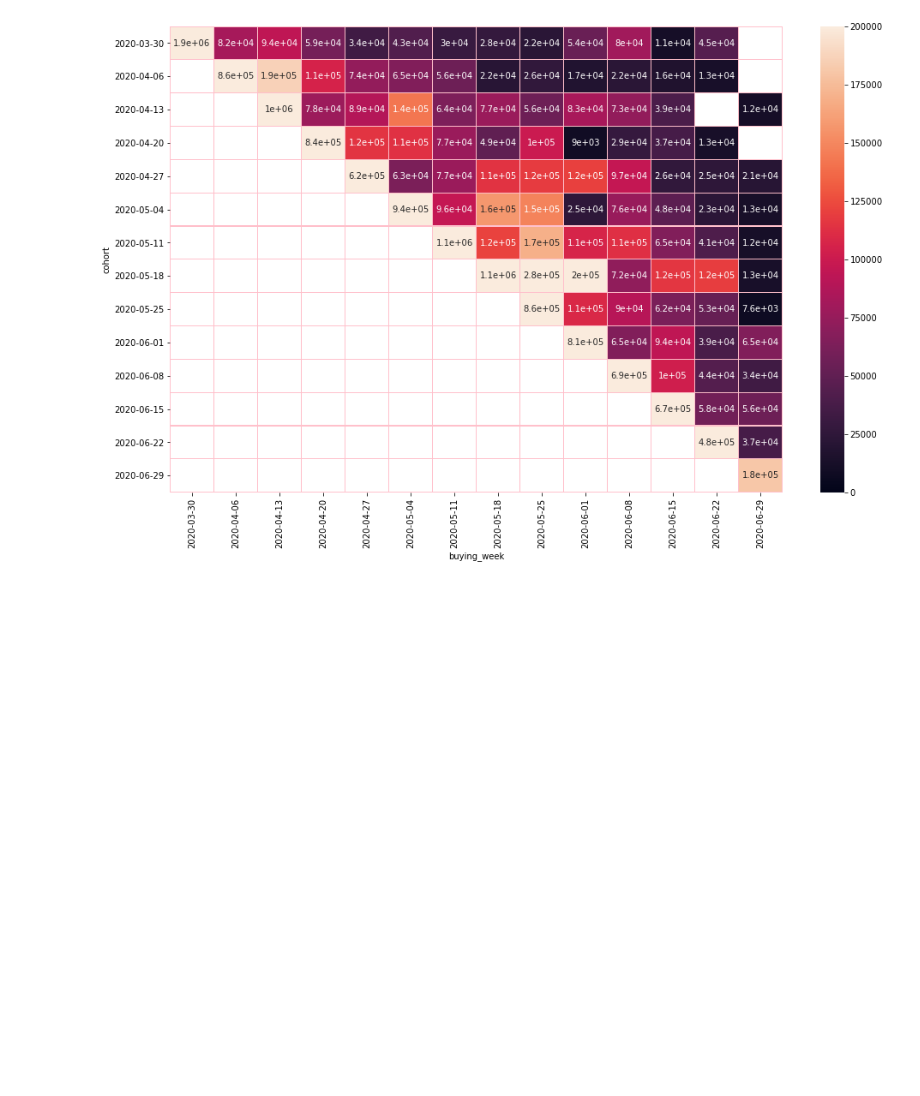
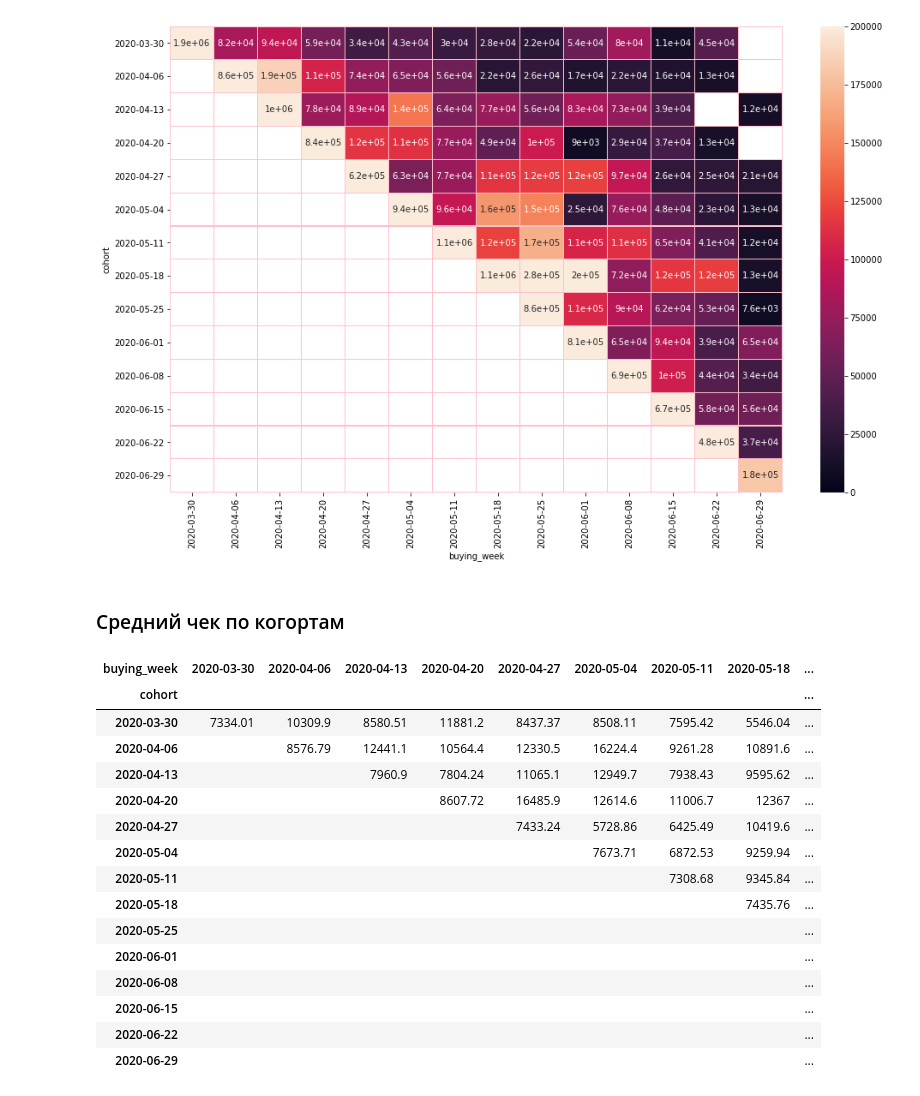
Before and after one commit to LotFullKa/PyProjects, a Jupyter notebook: praktika.ipynb, the cells around one changed output. Drawn from its saved outputs; the diff is of its cells as text; code cells hidden in the pictures; blank space fills up the shorter version.

```diff
--- a/praktika.ipynb
+++ b/praktika.ipynb
@@ -244,3 +244,25 @@ sns.heatmap(
 # %% [output]
 <matplotlib.axes._subplots.AxesSubplot at 0x...>
 [figure]
+# %% [markdown]
+### Средний чек по когортам
+# %%
+average_bill = (pivoted_sum / pivoted_count)
+average_bill.fillna('')
+# %% [output]
+| buying_week | 2020-03-30 | 2020-04-06 | 2020-04-13 | 2020-04-20 | 2020-04-27 | 2020-05-04 | 2020-05-11 | 2020-05-18 | ... |
+| cohort |  |  |  |  |  |  |  |  | ... |
+| 2020-03-30 | 7334.01 | 10309.9 | 8580.51 | 11881.2 | 8437.37 | 8508.11 | 7595.42 | 5546.04 | ... |
+| 2020-04-06 |  | 8576.79 | 12441.1 | 10564.4 | 12330.5 | 16224.4 | 9261.28 | 10891.6 | ... |
+| 2020-04-13 |  |  | 7960.9 | 7804.24 | 11065.1 | 12949.7 | 7938.43 | 9595.62 | ... |
+| 2020-04-20 |  |  |  | 8607.72 | 16485.9 | 12614.6 | 11006.7 | 12367 | ... |
+| 2020-04-27 |  |  |  |  | 7433.24 | 5728.86 | 6425.49 | 10419.6 | ... |
+| 2020-05-04 |  |  |  |  |  | 7673.71 | 6872.53 | 9259.94 | ... |
+| 2020-05-11 |  |  |  |  |  |  | 7308.68 | 9345.84 | ... |
+| 2020-05-18 |  |  |  |  |  |  |  | 7435.76 | ... |
+| 2020-05-25 |  |  |  |  |  |  |  |  | ... |
+| 2020-06-01 |  |  |  |  |  |  |  |  | ... |
+| 2020-06-08 |  |  |  |  |  |  |  |  | ... |
+| 2020-06-15 |  |  |  |  |  |  |  |  | ... |
+| 2020-06-22 |  |  |  |  |  |  |  |  | ... |
+| 2020-06-29 |  |  |  |  |  |  |  |  | ... |
```
Also changed, not shown: parts of 9 cells of this notebook.
